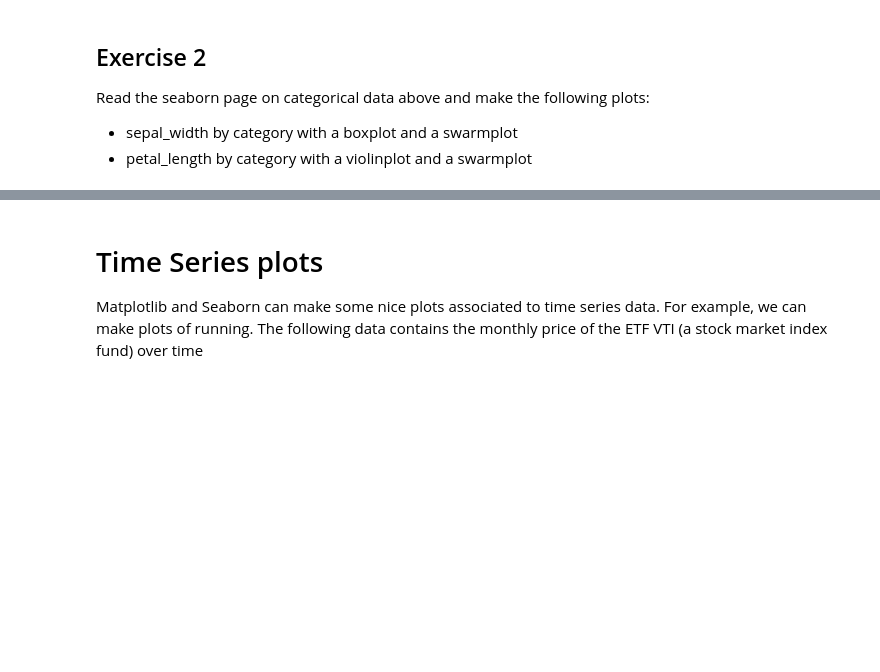
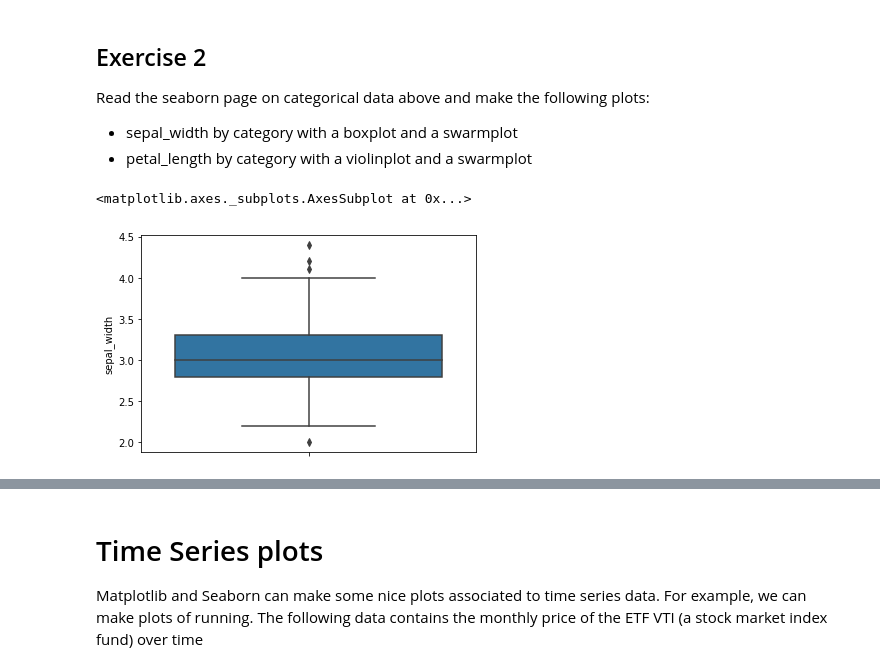
Before and after one commit to judesgit/GA-Data_Science, a Jupyter notebook: lessons/lesson-05/code/Data Visualization Lab.ipynb, the cells around one changed output, grey strips where cells are left out. Saved outputs shown, nothing was run; the diff lists cells and outputs as text; code cells hidden in the pictures; blank space fills up the shorter version.

```diff
--- a/lessons/lesson-05/code/Data Visualization Lab.ipynb
+++ b/lessons/lesson-05/code/Data Visualization Lab.ipynb
@@ -133,3 +142,8 @@ sns.boxplot(x="species", y="sepal_length", data=df)
 Read the seaborn page on categorical data above and make the following plots:
 * sepal_width by category with a boxplot and a swarmplot
 * petal_length by category with a violinplot and a swarmplot
+# %%
+sns.boxplot(y="sepal_width", data=df)
+# %% [output]
+<matplotlib.axes._subplots.AxesSubplot at 0x...>
+[figure, added]
```
Also changed, not shown: parts of 18 cells of this notebook, 3 other files.
